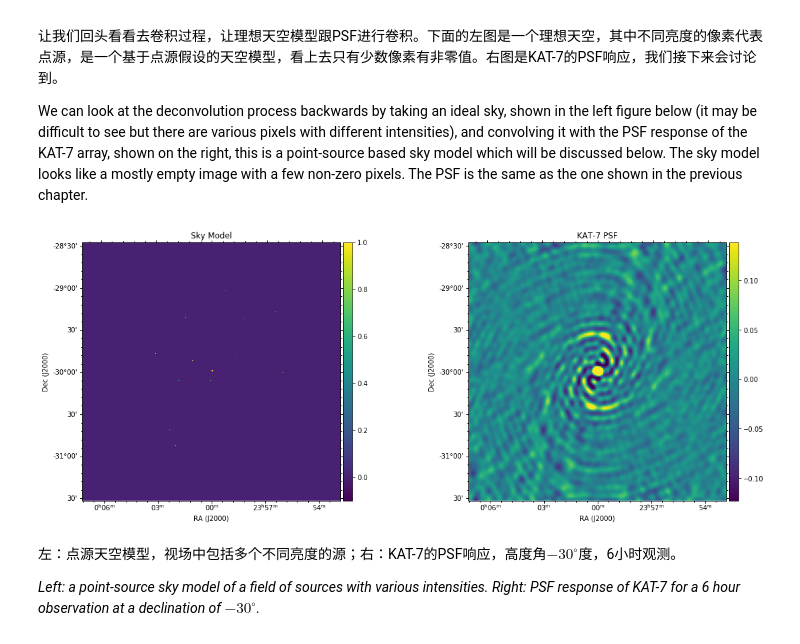
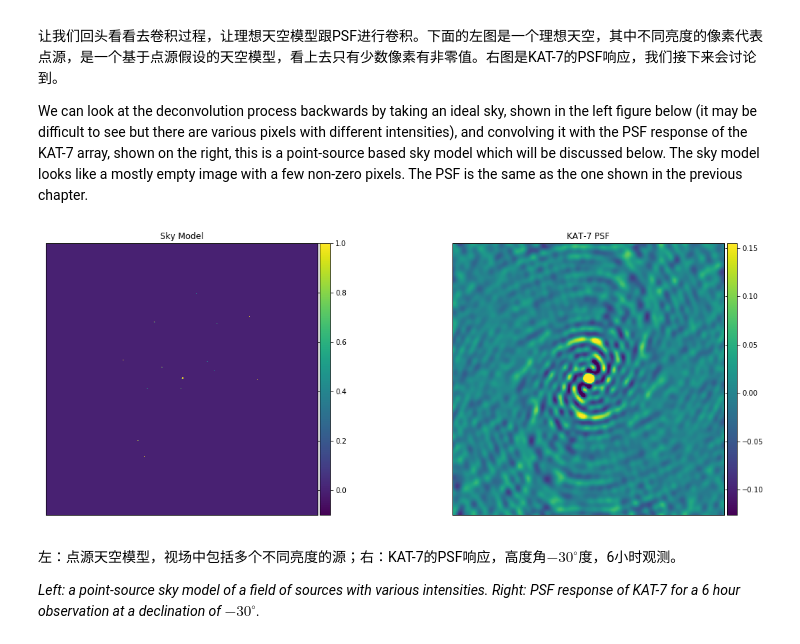
Before and after one commit to astronomical-data-processing/fundamentals_of_interferometry_chinese, a Jupyter notebook: 6_Deconvolution/6_1_sky_models.ipynb, the cells around one changed output. Drawn from its saved outputs; the diff is of its cells as text; code cells hidden in the pictures.

```diff
--- a/6_Deconvolution/6_1_sky_models.ipynb
+++ b/6_Deconvolution/6_1_sky_models.ipynb
@@ -50,25 +52,25 @@ We can look at the deconvolution process backwards by taking an ideal sky, shown
 # %%
 fig = plt.figure(figsize=(16, 7))
 
 gc1 = aplpy.FITSFigure('../data/fits/deconv/KAT-7_6h60s_dec-30_10MHz_10chans_uniform_n100-model.fits', \
                        figure=fig, subplot=[0.0,0.1,0.35,0.8])
 gc1.show_colorscale(vmin=-0.1, vmax=1.0, cmap='viridis')
-#gc1.hide_axis_labels()
-#gc1.hide_tick_labels()
+gc1.hide_axis_labels()
+gc1.hide_tick_labels()
 plt.title('Sky Model')
 gc1.add_colorbar()
 
 gc2 = aplpy.FITSFigure('../data/fits/deconv/KAT-7_6h60s_dec-30_10MHz_10chans_uniform_n100-psf.fits', \
                        figure=fig, subplot=[0.5,0.1,0.35,0.8])
 gc2.show_colorscale(cmap='viridis')
-#gc2.hide_axis_labels()
-#gc2.hide_tick_labels()
+gc2.hide_axis_labels()
+gc2.hide_tick_labels()
 plt.title('KAT-7 PSF')
 gc2.add_colorbar()
 
 fig.canvas.draw()
 # %% [output]
-[figure, old version]
+[figure, new version]
 # %% [markdown]
 左：点源天空模型，视场中包括多个不同亮度的源；右：KAT-7的PSF响应，高度角$-30^{\circ}$度，6小时观测。
 
```
Also changed, not shown: parts of 2 cells of this notebook, 1 other file.
